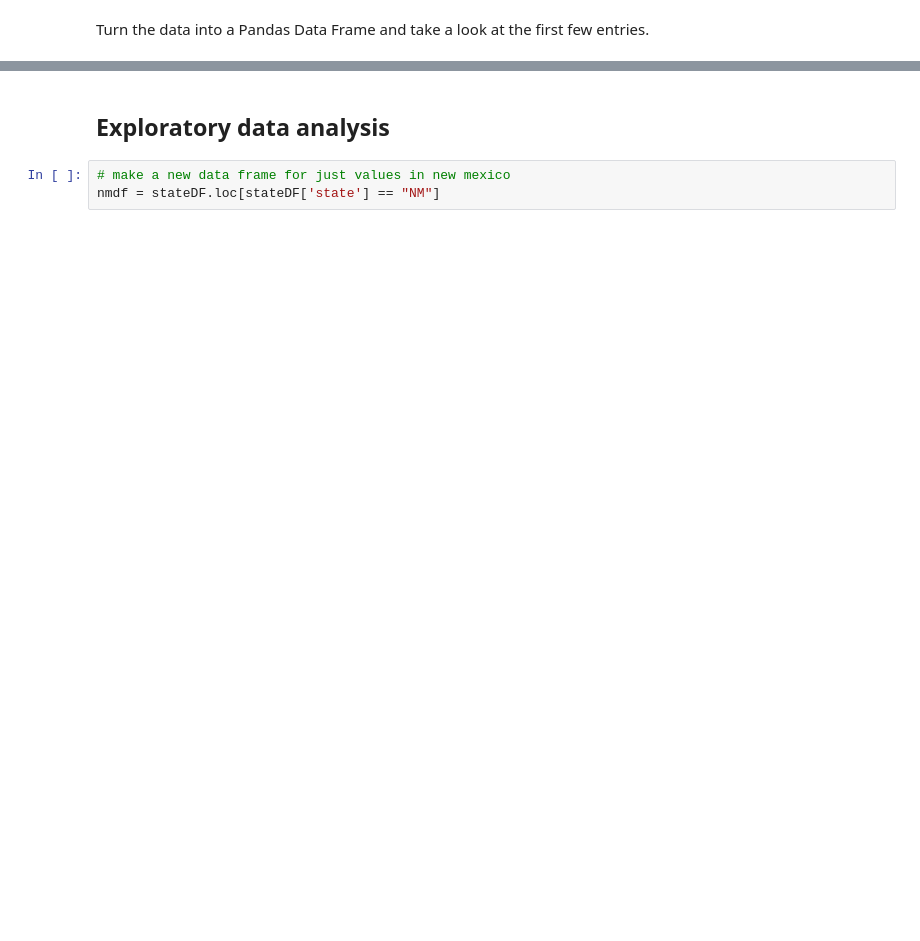
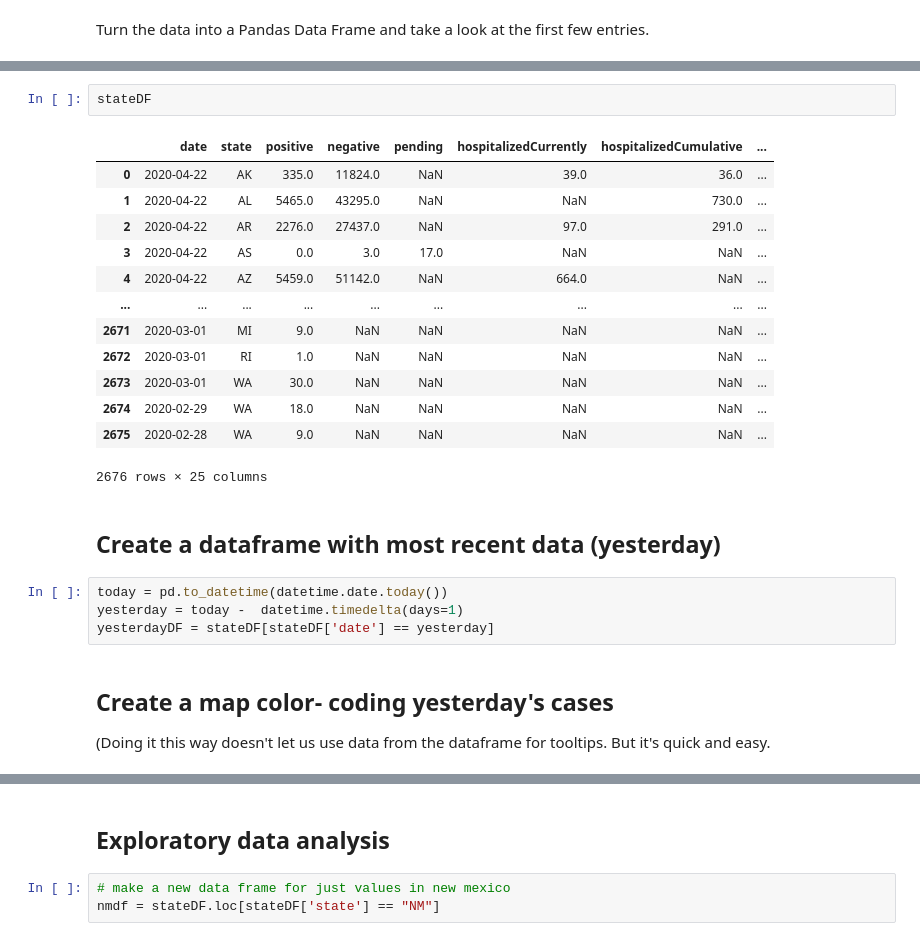
Before and after one commit to jolonia/map-, a Jupyter notebook: covid.ipynb, the cells around one changed output, grey strips where cells are left out. Saved outputs shown, nothing was run; the diff lists cells and outputs as text; blank space fills up the shorter version.

```diff
--- a/covid.ipynb
+++ b/covid.ipynb
@@ -63 +65,26 @@ stateDF.head()
 5 rows × 25 columns
+# %%
+stateDF
+# %% [output]
+|  | date | state | positive | negative | pending | hospitalizedCurrently | hospitalizedCumulative | ... |
+| 0 | 2020-04-22 | AK | 335.0 | 11824.0 | NaN | 39.0 | 36.0 | ... |
+| 1 | 2020-04-22 | AL | 5465.0 | 43295.0 | NaN | NaN | 730.0 | ... |
+| 2 | 2020-04-22 | AR | 2276.0 | 27437.0 | NaN | 97.0 | 291.0 | ... |
+| 3 | 2020-04-22 | AS | 0.0 | 3.0 | 17.0 | NaN | NaN | ... |
+| 4 | 2020-04-22 | AZ | 5459.0 | 51142.0 | NaN | 664.0 | NaN | ... |
+| ... | ... | ... | ... | ... | ... | ... | ... | ... |
+| 2671 | 2020-03-01 | MI | 9.0 | NaN | NaN | NaN | NaN | ... |
+| 2672 | 2020-03-01 | RI | 1.0 | NaN | NaN | NaN | NaN | ... |
+| 2673 | 2020-03-01 | WA | 30.0 | NaN | NaN | NaN | NaN | ... |
+| 2674 | 2020-02-29 | WA | 18.0 | NaN | NaN | NaN | NaN | ... |
+| 2675 | 2020-02-28 | WA | 9.0 | NaN | NaN | NaN | NaN | ... |
+2676 rows × 25 columns
+# %% [markdown]
+## Create a dataframe with most recent data (yesterday)
+# %%
+today = pd.to_datetime(datetime.date.today())
+yesterday = today -  datetime.timedelta(days=1)
+yesterdayDF = stateDF[stateDF['date'] == yesterday]
+# %% [markdown]
+## Create a map color- coding yesterday's cases
+(Doing it this way doesn't let us use data from the dataframe for tooltips.  But it's quick and easy.
```
Also changed, not shown: parts of 16 cells of this notebook, 3 other files.
